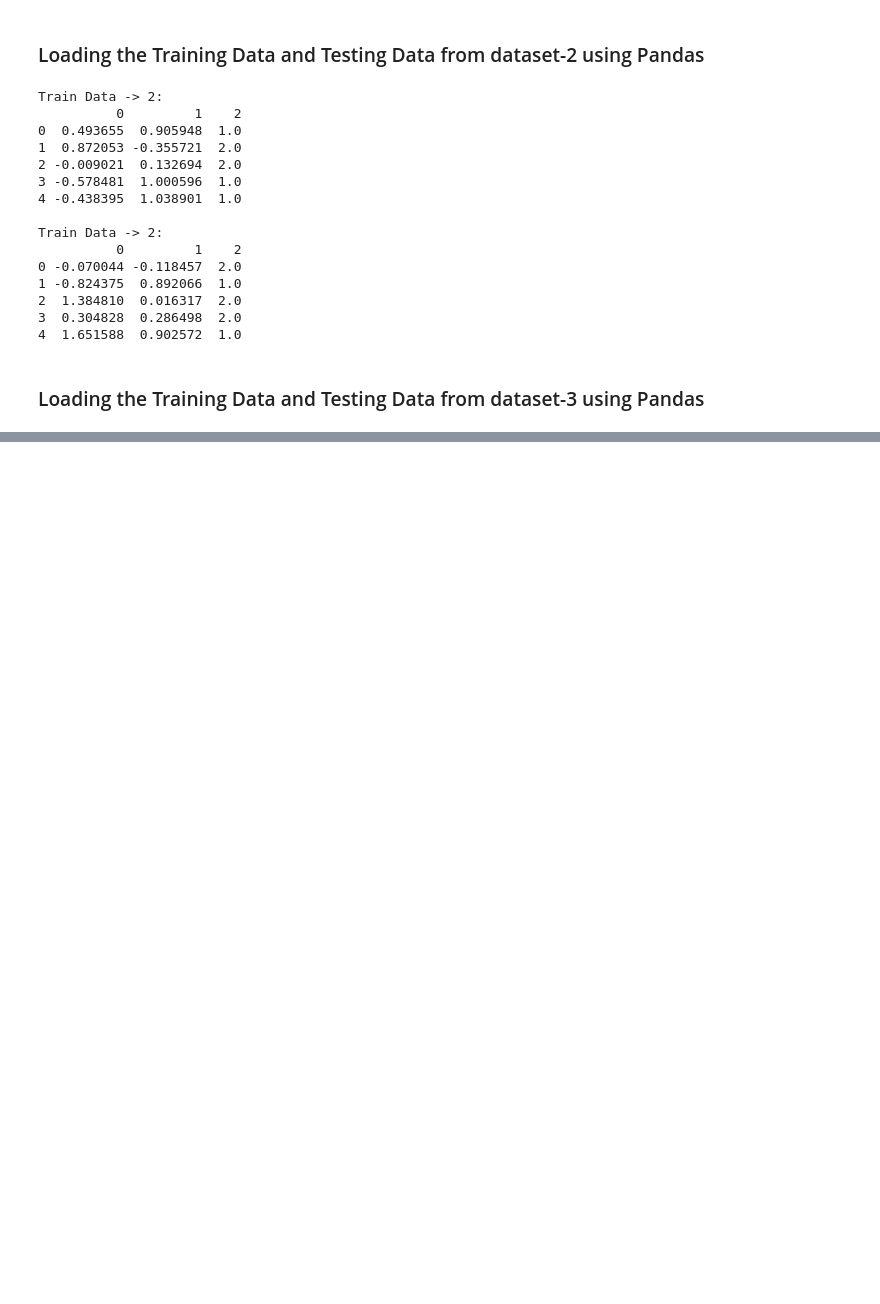
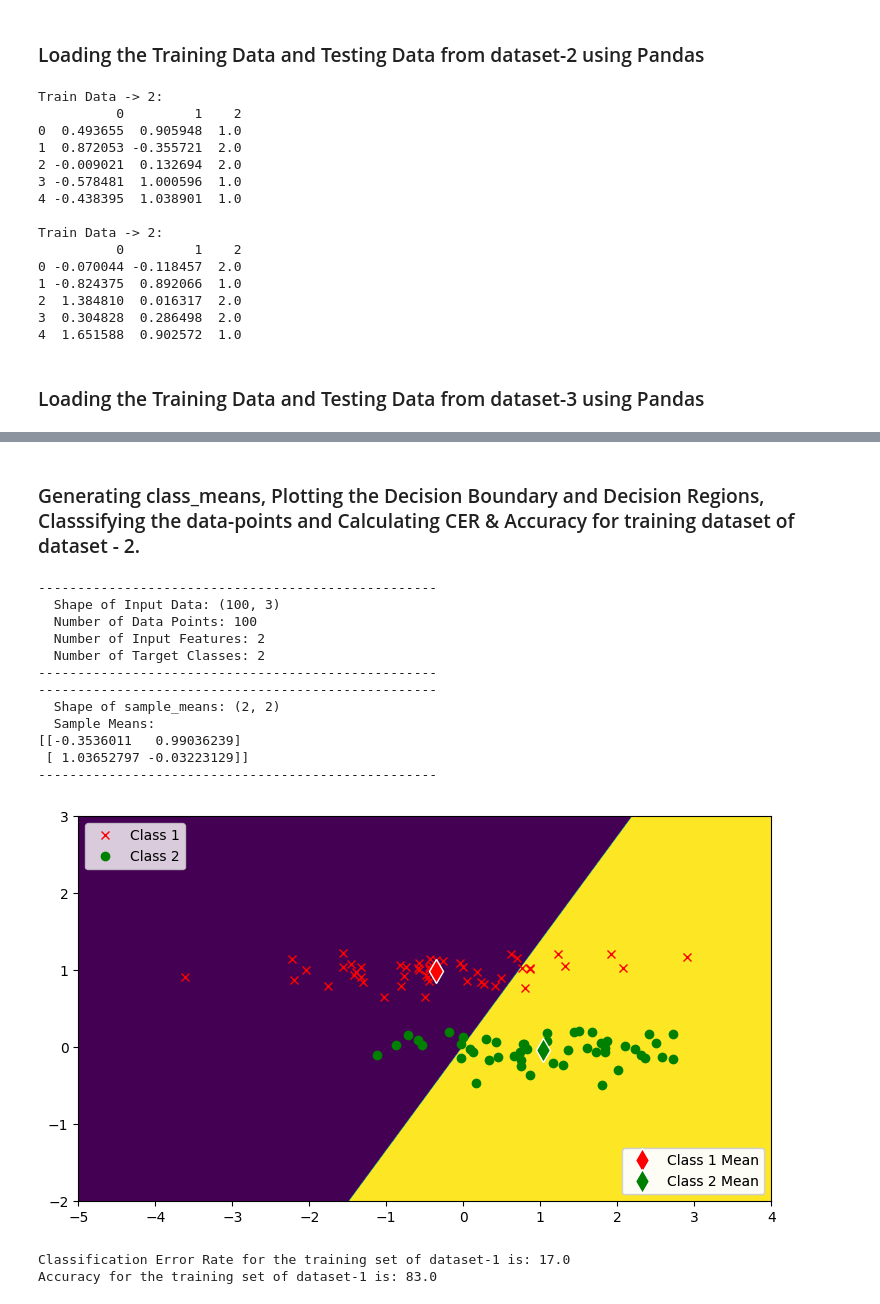
Before and after one commit to SudeshKumarSK/ee559-mlOne, a Jupyter notebook: homeworkOne.ipynb, the cells around one changed output, grey strips where cells are left out. Drawn from its saved outputs; the diff is of its cells as text; code cells hidden in the pictures; blank space fills up the shorter version.

```diff
--- a/homeworkOne.ipynb
+++ b/homeworkOne.ipynb
@@ -259,0 +160,41 @@ Classification Error Rate (Accuracy) for Test Dataset - 3: 73.0
+# %%
+nmc_2 = nearestMeansClassifier.NearestMeansClassifier()
+# %% [markdown]
+### Generating class_means, Plotting the Decision Boundary and Decision Regions, Classsifying the data-points and Calculating CER & Accuracy for training dataset of dataset - 2.
+# %%
+X_train_2, n_train_2, T_train_2 = nmc_2.generateData(data=train_data_2)
+
+class_means_2 = nmc_2.calculateClassMeans(X=X_train_2)
+
+print("---------------------------------------------------")
+print(f"  Shape of sample_means: {class_means_2.shape}")
+print(f"  Sample Means: ")
+print(class_means_2)
+print("---------------------------------------------------")
+
+nmc_2.plotDecisionBoundaries(training=X_train_2, label_train=T_train_2, sample_mean=class_means_2, fsize=(10,5))
+
+Y_hat_train_2 = nmc_2.classify(X=X_train_2)
+
+CER_train_2 = nmc_2.calculateCER(T=T_train_2, Y_hat=Y_hat_train_2, percentageFlag=True)
+
+accuracy_train_2 = nmc_2.calculateAccuracy(T=T_train_2, Y_hat=Y_hat_train_2, percentageFlag=True)
+
+print(f"Classification Error Rate for the training set of dataset-1 is: {CER_train_2}")
+print(f"Accuracy for the training set of dataset-1 is: {accuracy_train_2}")
+# %% [output]
+---------------------------------------------------
+  Shape of Input Data: (100, 3)
+  Number of Data Points: 100
+  Number of Input Features: 2
+  Number of Target Classes: 2
+---------------------------------------------------
+---------------------------------------------------
+  Shape of sample_means: (2, 2)
+  Sample Means:
+[[-0.3536011   0.99036239]
+ [ 1.03652797 -0.03223129]]
+---------------------------------------------------
+[figure, added]
+Classification Error Rate for the training set of dataset-1 is: 17.0
+Accuracy for the training set of dataset-1 is: 83.0
```
Also changed, not shown: parts of 46 cells of this notebook.
